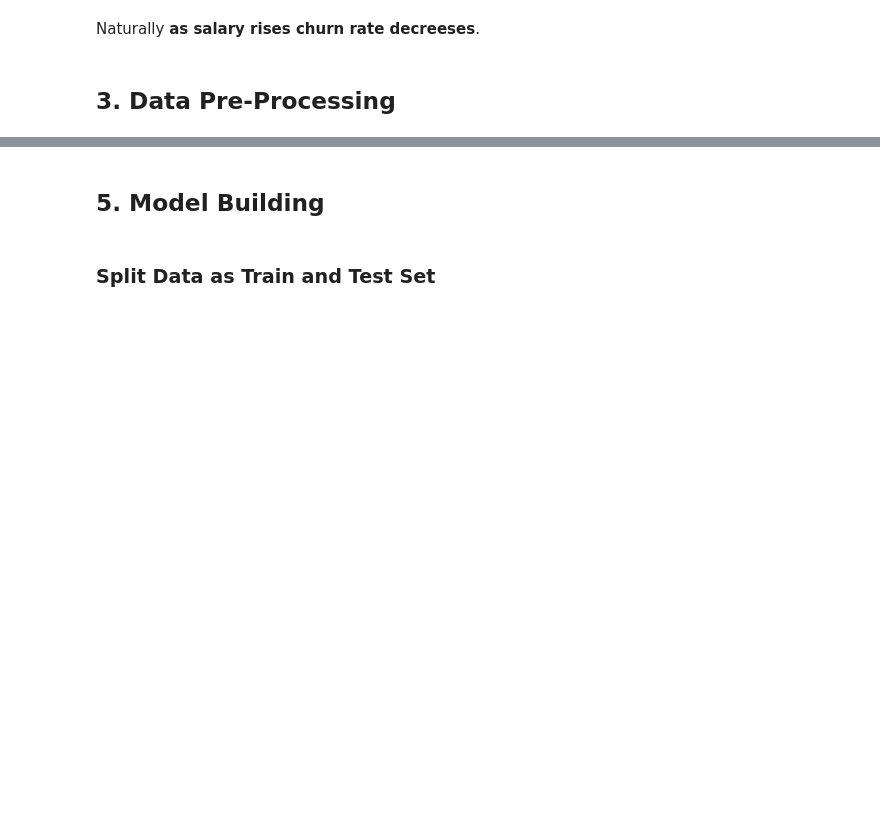
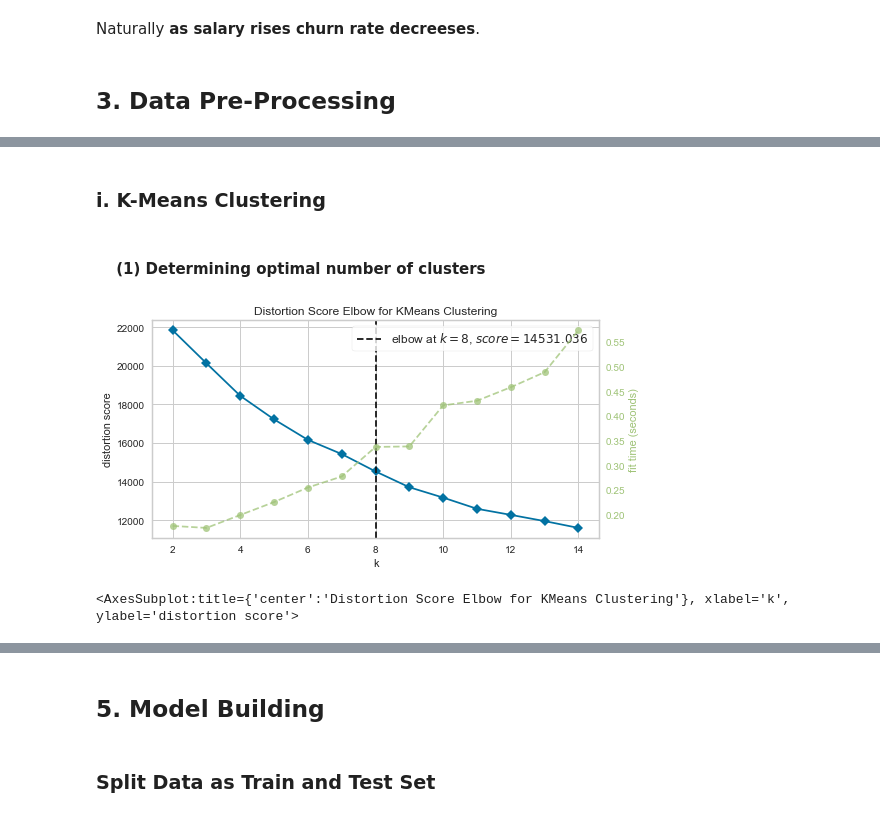
Before and after one commit to ozkanyildirim/Capstone_Projects, a Jupyter notebook: 11_Churn Prediction/Churn Prediction.ipynb, the cells around one changed output, grey strips where cells are left out. Drawn from its saved outputs; the diff is of its cells as text; code cells hidden in the pictures; blank space fills up the shorter version.

```diff
--- a/11_Churn Prediction/Churn Prediction.ipynb
+++ b/11_Churn Prediction/Churn Prediction.ipynb
@@ -731,0 +888,15 @@ Let's find out the groups of employees who left. You can observe that the most i
+# %% [markdown]
+### i. K-Means Clustering
+# %% [markdown]
+#### &emsp; **(1) Determining optimal number of clusters**
+# %%
+from yellowbrick.cluster import KElbowVisualizer
+
+# Instantiate the clustering model and visualizer
+visualizer = KElbowVisualizer(KMeans(), k=(2,15))
+plt.figure(figsize=(8,4)).patch.set_facecolor('xkcd:white')
+visualizer.fit(employee)       # Fit the data to the visualizer
+visualizer.show()        # Finalize and render the figure
+# %% [output]
+[figure, added]
+<AxesSubplot:title={'center':'Distortion Score Elbow for KMeans Clustering'}, xlabel='k', ylabel='distortion score'>
```
Also changed, not shown: parts of 32 cells of this notebook, 2 other files.
